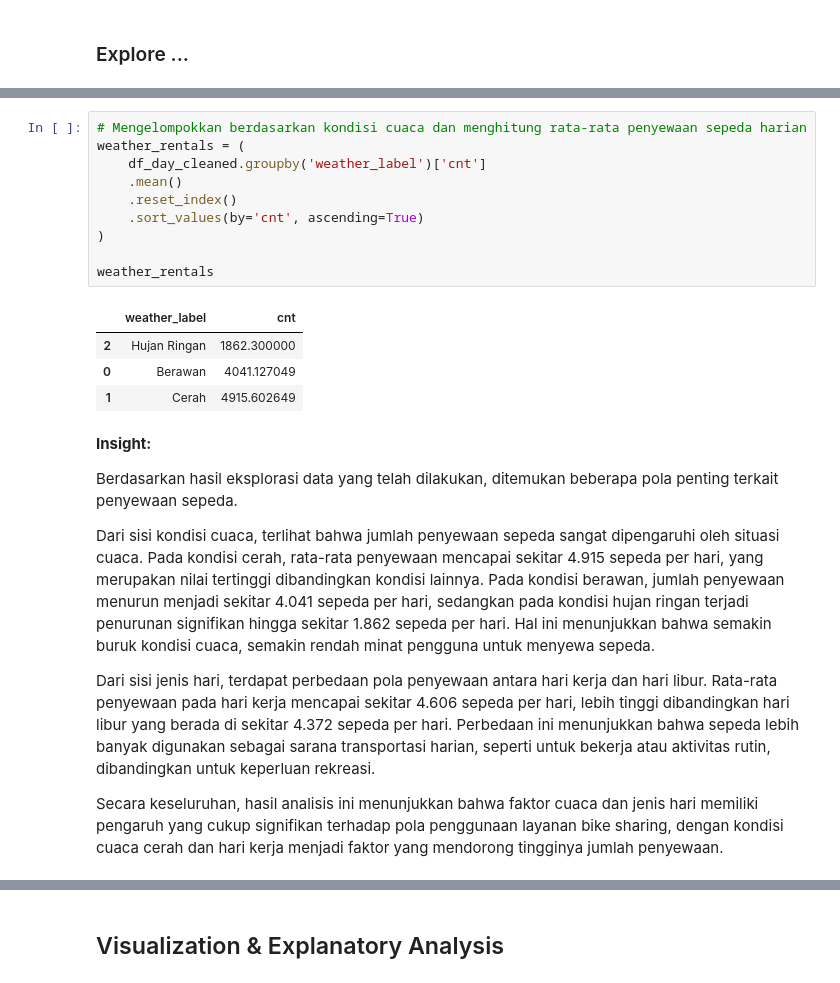
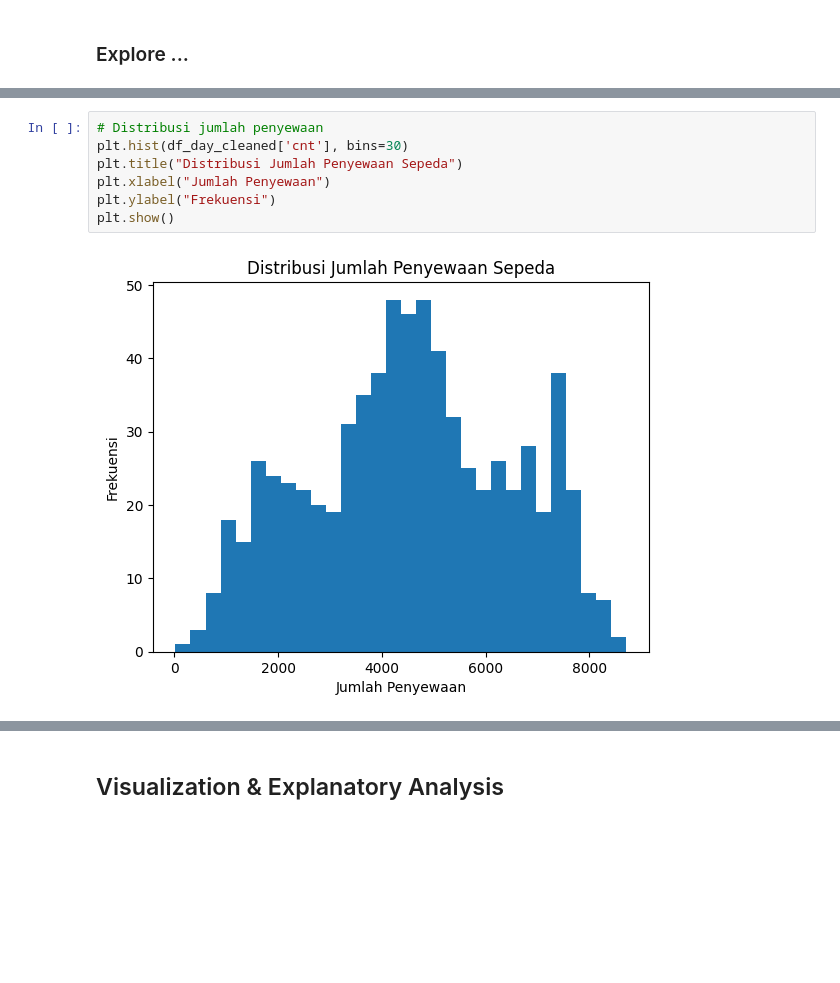
Before and after one commit to Stalxy/bike-sharing-dashboard, a Jupyter notebook: Proyek_Analisis_Data.ipynb, the cells around one changed output, grey strips where cells are left out. Drawn from its saved outputs; the diff is of its cells as text; blank space fills up the shorter version.

```diff
--- a/Proyek_Analisis_Data.ipynb
+++ b/Proyek_Analisis_Data.ipynb
@@ -304,25 +289,9 @@ workingday_rentals
-# %%
-# Mengelompokkan berdasarkan kondisi cuaca dan menghitung rata-rata penyewaan sepeda harian
-weather_rentals = (
-    df_day_cleaned.groupby('weather_label')['cnt']
-    .mean()
-    .reset_index()
-    .sort_values(by='cnt', ascending=True)
-)
-
-weather_rentals
-# %% [output]
-|  | weather_label | cnt |
-| 2 | Hujan Ringan | 1862.300000 |
-| 0 | Berawan | 4041.127049 |
-| 1 | Cerah | 4915.602649 |
-# %% [markdown]
-**Insight:**
-
-Berdasarkan hasil eksplorasi data yang telah dilakukan, ditemukan beberapa pola penting terkait penyewaan sepeda.
-
-Dari sisi kondisi cuaca, terlihat bahwa jumlah penyewaan sepeda sangat dipengaruhi oleh situasi cuaca. Pada kondisi cerah, rata-rata penyewaan mencapai sekitar 4.915 sepeda per hari, yang merupakan nilai tertinggi dibandingkan kondisi lainnya. Pada kondisi berawan, jumlah penyewaan menurun menjadi sekitar 4.041 sepeda per hari, sedangkan pada kondisi hujan ringan terjadi penurunan signifikan hingga sekitar 1.862 sepeda per hari. Hal ini menunjukkan bahwa semakin buruk kondisi cuaca, semakin rendah minat pengguna untuk menyewa sepeda.
-
-Dari sisi jenis hari, terdapat perbedaan pola penyewaan antara hari kerja dan hari libur. Rata-rata penyewaan pada hari kerja mencapai sekitar 4.606 sepeda per hari, lebih tinggi dibandingkan hari libur yang berada di sekitar 4.372 sepeda per hari. Perbedaan ini menunjukkan bahwa sepeda lebih banyak digunakan sebagai sarana transportasi harian, seperti untuk bekerja atau aktivitas rutin, dibandingkan untuk keperluan rekreasi.
-
-Secara keseluruhan, hasil analisis ini menunjukkan bahwa faktor cuaca dan jenis hari memiliki pengaruh yang cukup signifikan terhadap pola penggunaan layanan bike sharing, dengan kondisi cuaca cerah dan hari kerja menjadi faktor yang mendorong tingginya jumlah penyewaan.
+# %%
+# Distribusi jumlah penyewaan
+plt.hist(df_day_cleaned['cnt'], bins=30)
+plt.title("Distribusi Jumlah Penyewaan Sepeda")
+plt.xlabel("Jumlah Penyewaan")
+plt.ylabel("Frekuensi")
+plt.show()
+# %% [output]
+[figure, added]
```
Also changed, not shown: parts of 10 cells of this notebook, 1 other file.
